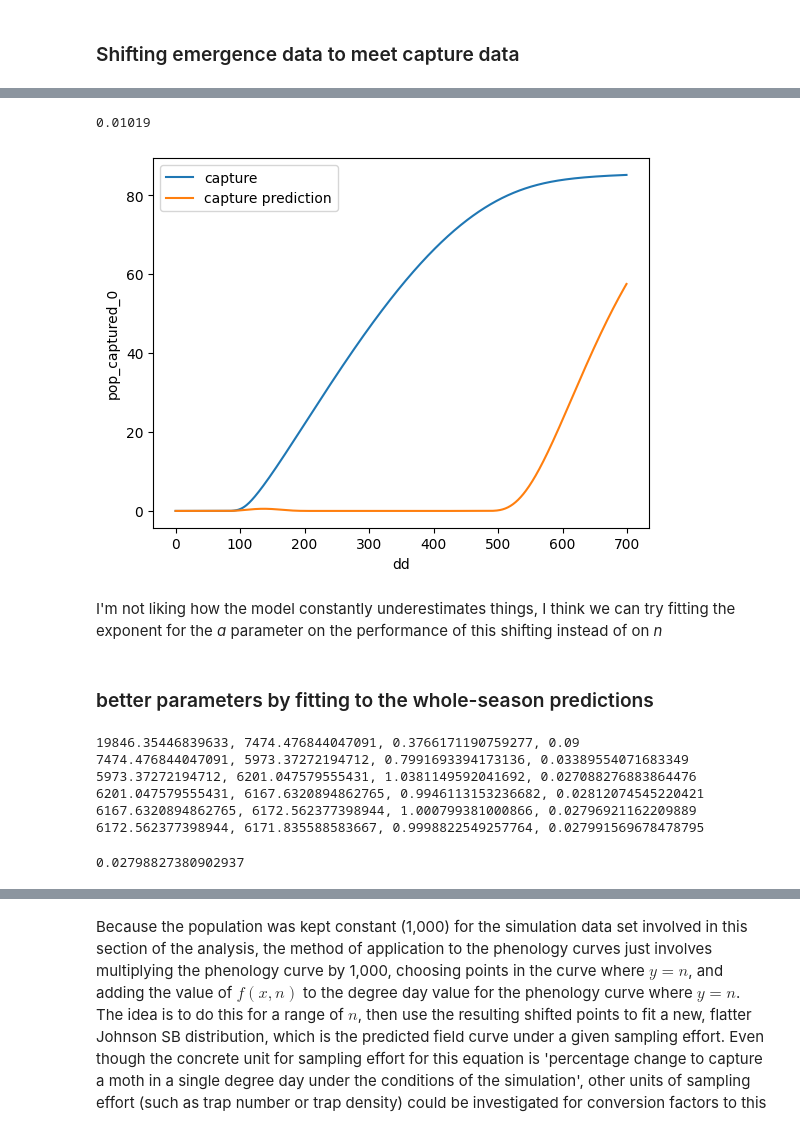
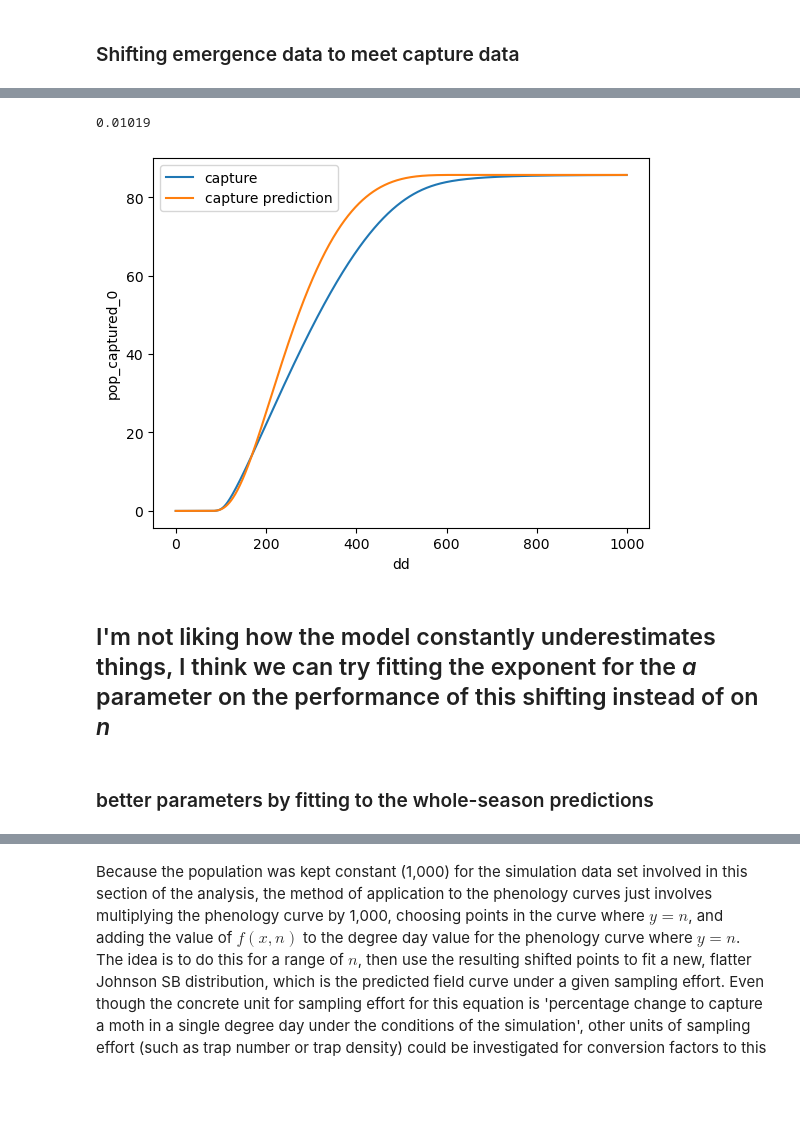
Before and after one commit to PacificBird/InsectPhenologyCaptureSim, a Jupyter notebook: multi_analysis.ipynb, the cells around one changed output, grey strips where cells are left out. Cells and saved outputs as stored; diff of their text form; code cells hidden in the pictures; blank space fills up the shorter version.

```diff
--- a/multi_analysis.ipynb
+++ b/multi_analysis.ipynb
@@ -229,6 +229,6 @@ dfs = np.array_split(df, len(df)/df.dd_span.head(1).iloc[0])
 # %%
 diffs = []
-for i in range(1,300):
+for i in range(1,120):
     row = compile_diffs(dfs, i)
     row_df = pd.DataFrame(row, columns=['difference', 'ratio', 'naive_ratio', 'pop_0', 'prob_capture', 'mating_delay'])
     diffs.append(row_df)
@@ -323,12 +323,13 @@ These residuals aren't perfect but I believe they are well within the realm of a
 model_mat = []
 for diff in diffs:
     a, b = new_autofit(diff.prob_capture, diff.difference)
-    model_mat.append((a,b))
+    model_mat.append((a,b, diff.head(1).prob_capture.item()))
 
 a = np.array(model_mat).T[0]
 a = -a
 b = np.array(model_mat).T[1]
 x = np.arange(1,len(diffs)+1)
+effort = np.array(model_mat).T[2]
 
 print(np.mean(b))
 
@@ -418,0 +443,25 @@ The model for the coefficient isn't exactly a perfect fit, but it contributes so
+# %%
+n = 3
+m = 50
+#x = diffs[n].prob_capture
+x = np.arange(0, 100, 1)
+y = [diffs[n].iloc[m].difference for n in x]
+effort = diffs[1].iloc[m].prob_capture
+print(effort)
+
+#a, b, resid = new_autofit(x, y, residuals=True, full_output=True)
+
+#fitted_x = np.linspace(x.min(), x.max(), len(y))
+#fitted_y = np.multiply(np.power(x,a), b)
+pred_fitted_y = capture_delay(effort, x)
+
+ax = plt.axes()
+ax.scatter(x, y, label='Data', s=2)
+#ax.plot(x, fitted_y, label='Prediction', alpha=0.4, color='red')
+ax.plot(x, pred_fitted_y, label='Prediction func', alpha=0.4, color='green')
+ax.set_title('Fitted curve for capture probability to difference relationship')
+ax.set_ylabel('difference')
+#ax.set_yscale('log')
+#ax.set_xscale('log')
+ax.set_xlabel('n')
+ax.legend()
@@ -421,7 +474,7 @@ from scipy.stats import johnsonsb
 
 def capture_delay(effort, n):
     a = -((0.601)*(n**(0.175)))
-    b = 0.7789 + (0.0028*n)
+    b = 0.9795 + (-0.0044*n) + ((4.72e-05)*(n**2))
     return b*(effort**a)
 def jw_emergence(dd, max):
     gamma = 1.0737
@@ -435,28 +488,28 @@ def inv_jw_emergence(moths, max):
     llambda = 577.2
     zeta = 69.0
     return johnsonsb.ppf((moths/max), gamma, delta, loc=zeta, scale=llambda)
-def capture_prediction(dd, effort, max):
-    return jw_emergence(dd - capture_delay(effort,jw_emergence(dd, max)), max)
+def capture_prediction(dd, moth, effort, max):
+    return jw_emergence(dd - capture_delay(effort,moth/max), max)
 # %%
 import seaborn as sns
 shift_data = dfs[1]
 x = shift_data.dd
 y_emerge = shift_data.pop_emerged_0
 y_capture = shift_data.pop_captured_0
 effort = shift_data.head(1).prob_capture.item()
-max_time = 700
+max_time = 1000
+ax = ax.set(xlabel='degree days', ylabel='moths')
 #ax = sns.lineplot(x=x[0:max_time], y=y_emerge[0:max_time], label='emergence')
-ax.set(xlabel='degree days', ylabel='moths')
 ax = sns.lineplot(x=x[0:max_time], y=y_capture[0:max_time], label='capture')
 y_max = y_capture.max()
-adj_y = capture_prediction(x, effort, y_max)
+adj_y = capture_prediction(x, y_capture, effort, y_max)
 ax = sns.lineplot(x=x[0:max_time], y=adj_y[0:max_time], label='capture prediction')
 effort
 # %% [output]
 0.01019
-[figure, old version]
+[figure, new version]
 # %% [markdown]
-I'm not liking how the model constantly underestimates things, I think we can try fitting the exponent for the _a_ parameter on the performance of this shifting instead of on _n_
+## I'm not liking how the model constantly underestimates things, I think we can try fitting the exponent for the _a_ parameter on the performance of this shifting instead of on _n_
 # %% [markdown]
 ### better parameters by fitting to the whole-season predictions
 # %%
@@ -496,14 +549,6 @@ def fit_a(seed):
     return coef
 coef = fit_a(0.09)
 coef
-# %% [output]
-19846.35446839633, 7474.476844047091, 0.3766171190759277, 0.09
-7474.476844047091, 5973.37272194712, 0.7991693394173136, 0.03389554071683349
-5973.37272194712, 6201.047579555431, 1.0381149592041692, 0.027088276883864476
-6201.047579555431, 6167.6320894862765, 0.9946113153236682, 0.02812074545220421
-6167.6320894862765, 6172.562377398944, 1.000799381000866, 0.02796921162209889
-6172.562377398944, 6171.835588583667, 0.9998822549257764, 0.027991569678478795
-0.02798827380902937
 # %%
 def capture_delay(effort, n):
     a = -((0.601)*(n**(coef)))
```
Also changed, not shown: parts of 27 cells of this notebook.
